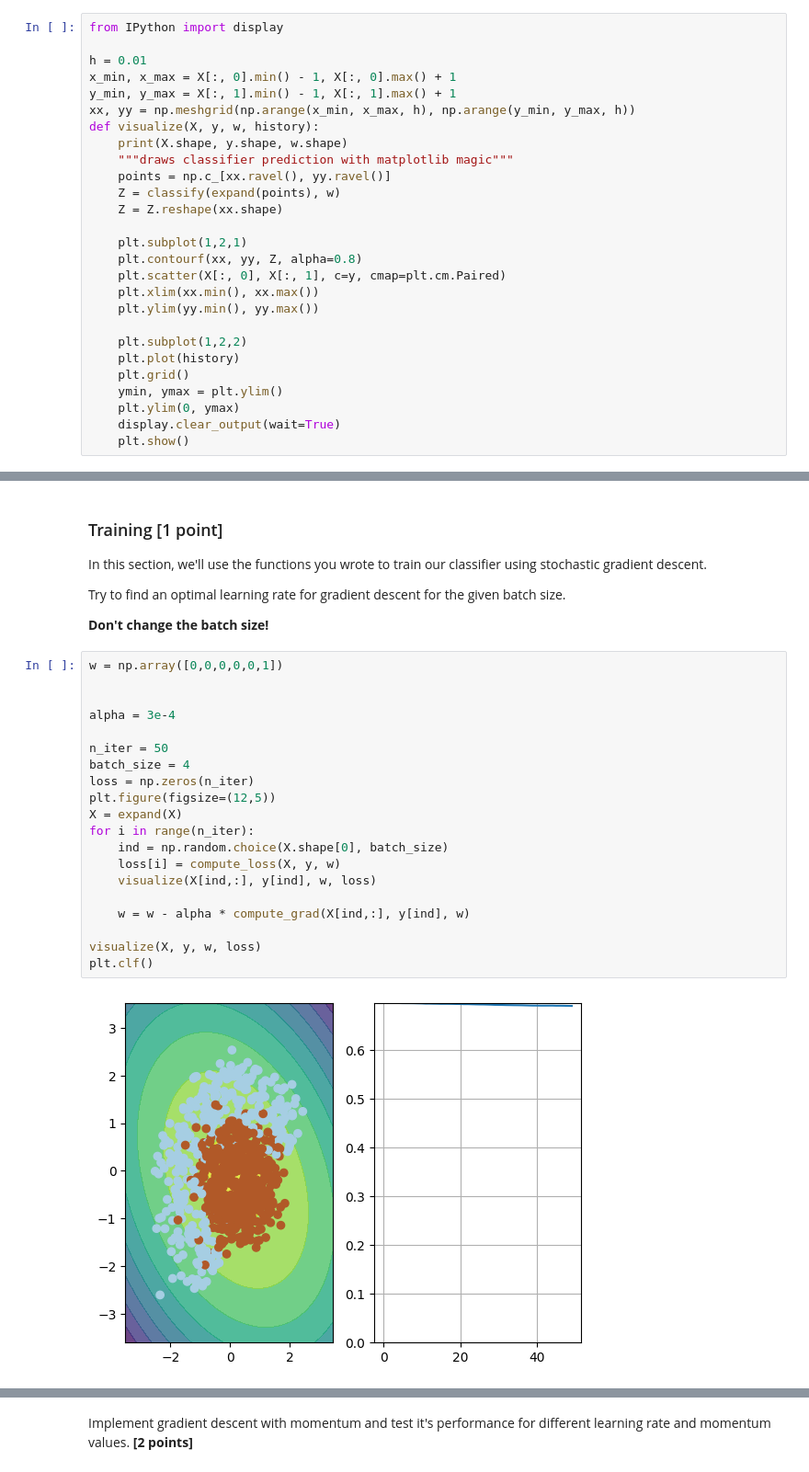
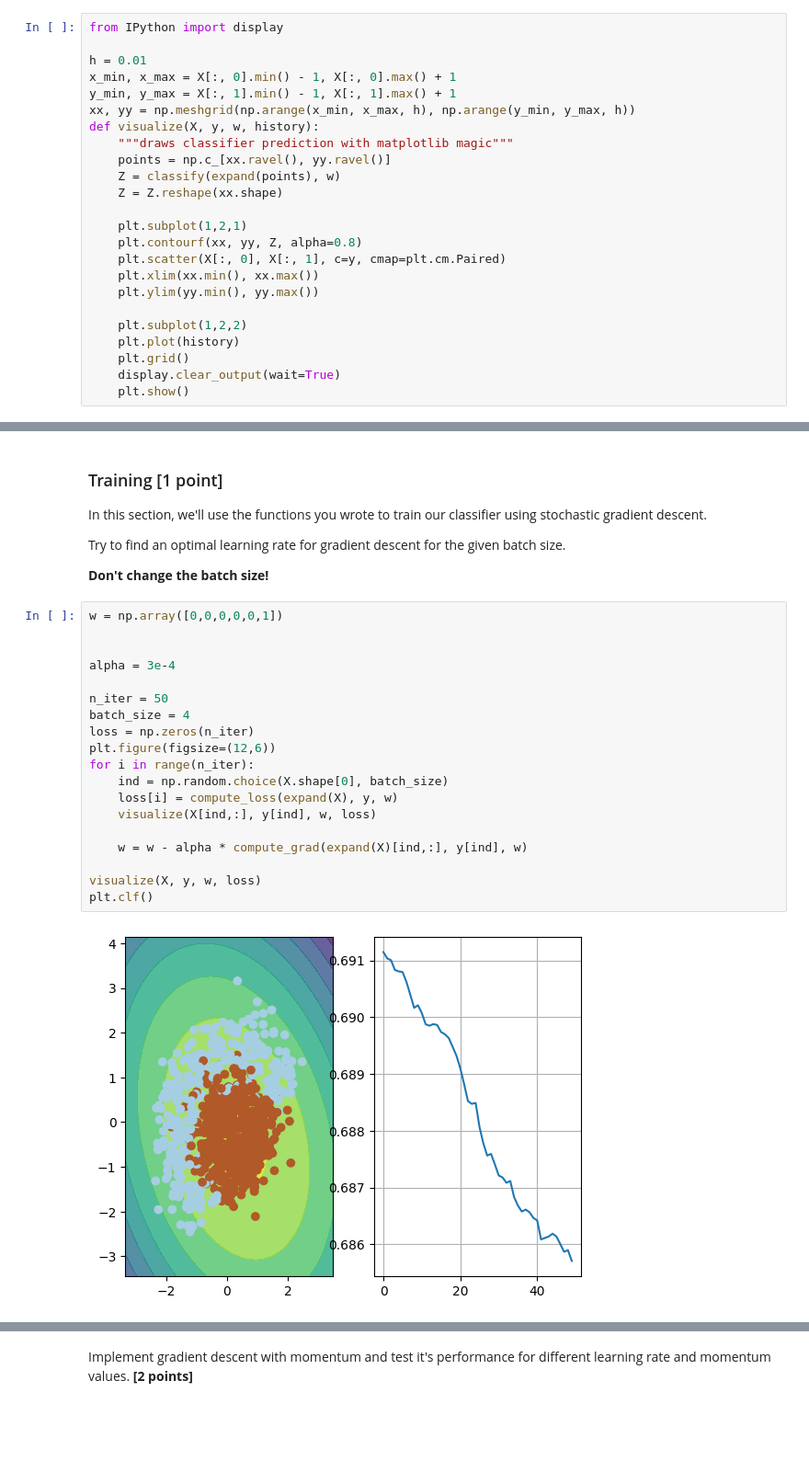
Before and after one commit to AlexDorosh55/Practical_DL, a Jupyter notebook: week01_backprop/adaptive_sgd.ipynb, the cells around one changed output, grey strips where cells are left out. Shown at 92% size. Cells and saved outputs as stored; diff of their text form; blank space fills up the shorter version.

```diff
--- a/week01_backprop/adaptive_sgd.ipynb
+++ b/week01_backprop/adaptive_sgd.ipynb
@@ -198,7 +197,6 @@ x_min, x_max = X[:, 0].min() - 1, X[:, 0].max() + 1
 y_min, y_max = X[:, 1].min() - 1, X[:, 1].max() + 1
 xx, yy = np.meshgrid(np.arange(x_min, x_max, h), np.arange(y_min, y_max, h))
 def visualize(X, y, w, history):
-    print(X.shape, y.shape, w.shape)
     """draws classifier prediction with matplotlib magic"""
     points = np.c_[xx.ravel(), yy.ravel()]
     Z = classify(expand(points), w)
@@ -213,8 +211,6 @@ def visualize(X, y, w, history):
     plt.subplot(1,2,2)
     plt.plot(history)
     plt.grid()
-    ymin, ymax = plt.ylim()
-    plt.ylim(0, ymax)
     display.clear_output(wait=True)
     plt.show()
 # %%
@@ -231,25 +227,24 @@ Try to find an optimal learning rate for gradient descent for the given batch si
 # %%
 w = np.array([0,0,0,0,0,1])
 
 
 alpha = 3e-4
 
 n_iter = 50
 batch_size = 4
 loss = np.zeros(n_iter)
-plt.figure(figsize=(12,5))
-X = expand(X)
+plt.figure(figsize=(12,6))
 for i in range(n_iter):
     ind = np.random.choice(X.shape[0], batch_size)
-    loss[i] = compute_loss(X, y, w)
+    loss[i] = compute_loss(expand(X), y, w)
     visualize(X[ind,:], y[ind], w, loss)
 
-    w = w - alpha * compute_grad(X[ind,:], y[ind], w)
+    w = w - alpha * compute_grad(expand(X)[ind,:], y[ind], w)
 
 visualize(X, y, w, loss)
 plt.clf()
 # %% [output]
-[figure, old version]
+[figure, new version]
 <Figure size 640x480 with 0 Axes>
 # %% [markdown]
 Implement gradient descent with momentum and test it's performance for different learning rate and momentum values. __[2 points]__
```
Also changed, not shown: parts of 10 cells of this notebook.
